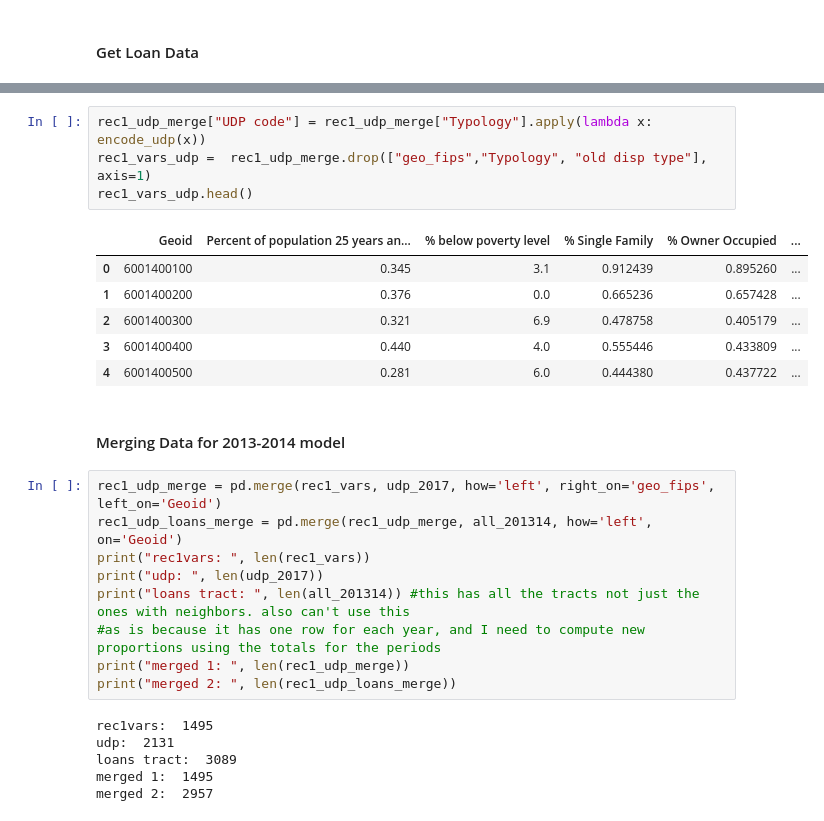
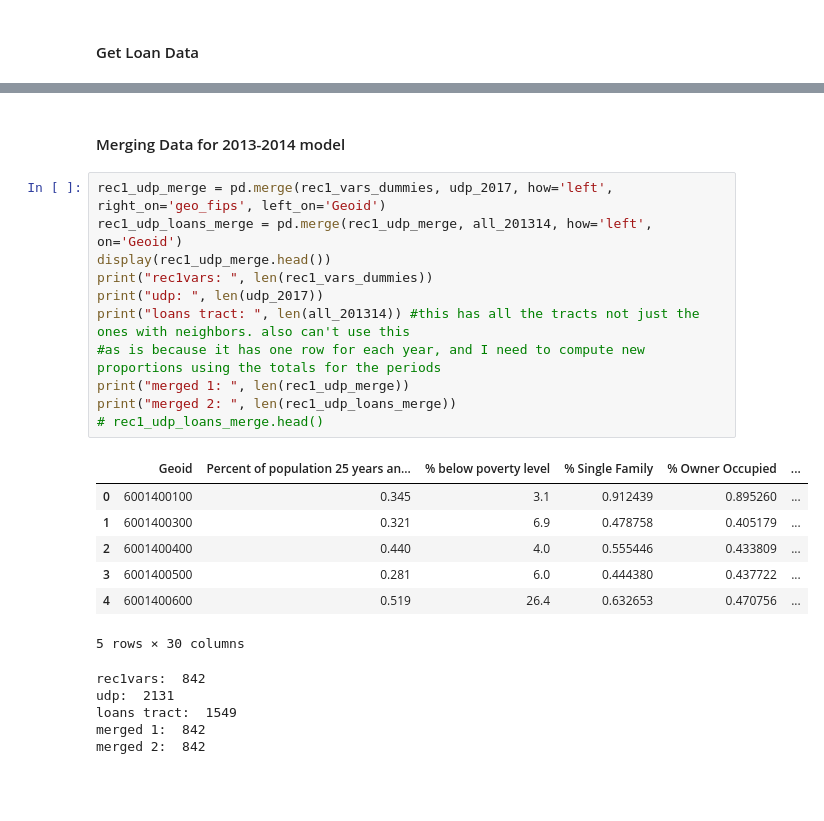
Before and after one commit to abaum1/communityreinvestmentact, a Jupyter notebook: scripts/UDP classification models.ipynb, the cells around one changed output, grey strips where cells are left out. Saved outputs shown, nothing was run; the diff lists cells and outputs as text; blank space fills up the shorter version.

```diff
--- a/scripts/UDP classification models.ipynb
+++ b/scripts/UDP classification models.ipynb
@@ -102,29 +124,27 @@ def encode_udp(row):
-# %%
-rec1_udp_merge["UDP code"] = rec1_udp_merge["Typology"].apply(lambda x: encode_udp(x))
-rec1_vars_udp =  rec1_udp_merge.drop(["geo_fips","Typology", "old disp type"], axis=1)
-rec1_vars_udp.head()
-# %% [output]
-|  | Geoid | Percent of population 25 years an... | % below poverty level | % Single Family | % Owner Occupied | ... |
-| 0 | 6001400100 | 0.345 | 3.1 | 0.912439 | 0.895260 | ... |
-| 1 | 6001400200 | 0.376 | 0.0 | 0.665236 | 0.657428 | ... |
-| 2 | 6001400300 | 0.321 | 6.9 | 0.478758 | 0.405179 | ... |
-| 3 | 6001400400 | 0.440 | 4.0 | 0.555446 | 0.433809 | ... |
-| 4 | 6001400500 | 0.281 | 6.0 | 0.444380 | 0.437722 | ... |
 # %% [markdown]
 #### Merging Data for 2013-2014 model
 # %%
-rec1_udp_merge = pd.merge(rec1_vars, udp_2017, how='left', right_on='geo_fips', left_on='Geoid')
+rec1_udp_merge = pd.merge(rec1_vars_dummies, udp_2017, how='left', right_on='geo_fips', left_on='Geoid')
 rec1_udp_loans_merge = pd.merge(rec1_udp_merge, all_201314, how='left', on='Geoid')
-print("rec1vars: ", len(rec1_vars))
+display(rec1_udp_merge.head())
+print("rec1vars: ", len(rec1_vars_dummies))
 print("udp: ", len(udp_2017))
 print("loans tract: ", len(all_201314)) #this has all the tracts not just the ones with neighbors. also can't use this
 #as is because it has one row for each year, and I need to compute new proportions using the totals for the periods
 print("merged 1: ", len(rec1_udp_merge))
 print("merged 2: ", len(rec1_udp_loans_merge))
+# rec1_udp_loans_merge.head()
 # %% [output]
+|  | Geoid | Percent of population 25 years an... | % below poverty level | % Single Family | % Owner Occupied | ... |
+| 0 | 6001400100 | 0.345 | 3.1 | 0.912439 | 0.895260 | ... |
+| 1 | 6001400300 | 0.321 | 6.9 | 0.478758 | 0.405179 | ... |
+| 2 | 6001400400 | 0.440 | 4.0 | 0.555446 | 0.433809 | ... |
+| 3 | 6001400500 | 0.281 | 6.0 | 0.444380 | 0.437722 | ... |
+| 4 | 6001400600 | 0.519 | 26.4 | 0.632653 | 0.470756 | ... |
-rec1vars:  1495
-udp:  2131
-loans tract:  3089
-merged 1:  1495
-merged 2:  2957
+5 rows × 30 columns
+rec1vars:  842
+udp:  2131
+loans tract:  1549
+merged 1:  842
+merged 2:  842
 # %%
```
Also changed, not shown: parts of 19 cells of this notebook.
